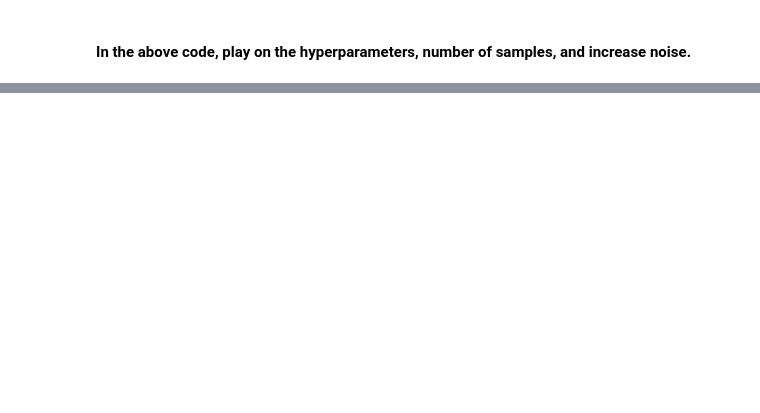
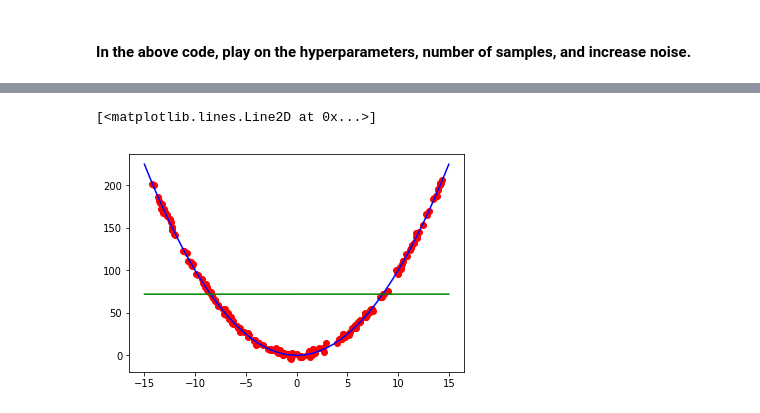
Before and after one commit to tmigratorius/6015_ML, a Jupyter notebook: 10-31-2018/10-31-2018.ipynb, the cells around one changed output, grey strips where cells are left out. Drawn from its saved outputs; the diff is of its cells as text; code cells hidden in the pictures; blank space fills up the shorter version.

```diff
--- a/10-31-2018/10-31-2018.ipynb
+++ b/10-31-2018/10-31-2018.ipynb
@@ -401,2 +433,31 @@ plt.plot(pred_x, pred_y, 'g') # plot network output
 # %% [markdown]
 #### In the above code, play on the hyperparameters, number of samples, and increase noise.
+# %%
+#changed n to 200
+
+import numpy as np
+import matplotlib.pyplot as plt
+from sklearn.neural_network import MLPRegressor
+
+#http://www.machinelearningtutorial.net/2017/01/28/python-scikit-simple-function-approximation/
+
+#don't for get the seed, solutions are differnig without a set seed
+np.random.seed(3)
+n = 2000
+x = np.random.uniform(-15, 15, size = n)
+#y is a predictor for x, the random thing is noise added to the data
+y = x**2 + 200*np.random.randn(n, )
+X = np.reshape(x ,[n, 1])
+y = np.reshape(y ,[n ,])
+
+#if verbose false, results won't show
+clf = MLPRegressor(alpha=0.001, hidden_layer_sizes = (10,), max_iter = 50000,
+                 activation = 'logistic', verbose = 'True', learning_rate = 'adaptive')
+
+"""
+clf = MLPRegressor(alpha=0.1, hidden_layer_sizes = (10,), max_iter = 50000,
+                 activation = 'logistic', verbose = 'True', learning_rate = 'adaptive')
+"""
+a = clf.fit(X, y)
+
+mlp.fit(X_)
@@ -402,0 +468,12 @@ plt.plot(pred_x, pred_y, 'g') # plot network output
+# %%
+x_ = np.linspace(-15, 15, 160) # define axis
+
+pred_x = np.reshape(x_, [160, 1]) # [160, ] -> [160, 1]
+pred_y = clf.predict(pred_x) # predict network output given x_
+fig = plt.figure()
+plt.plot(x_, x_**2, color = 'b') # plot original function
+plt.scatter(x, y, color = 'r') # plot training data
+plt.plot(pred_x, pred_y, 'g') # plot network output
+# %% [output]
+[<matplotlib.lines.Line2D at 0x...>]
+[figure, added]
```
Also changed, not shown: parts of 11 cells of this notebook, 6 other files.
